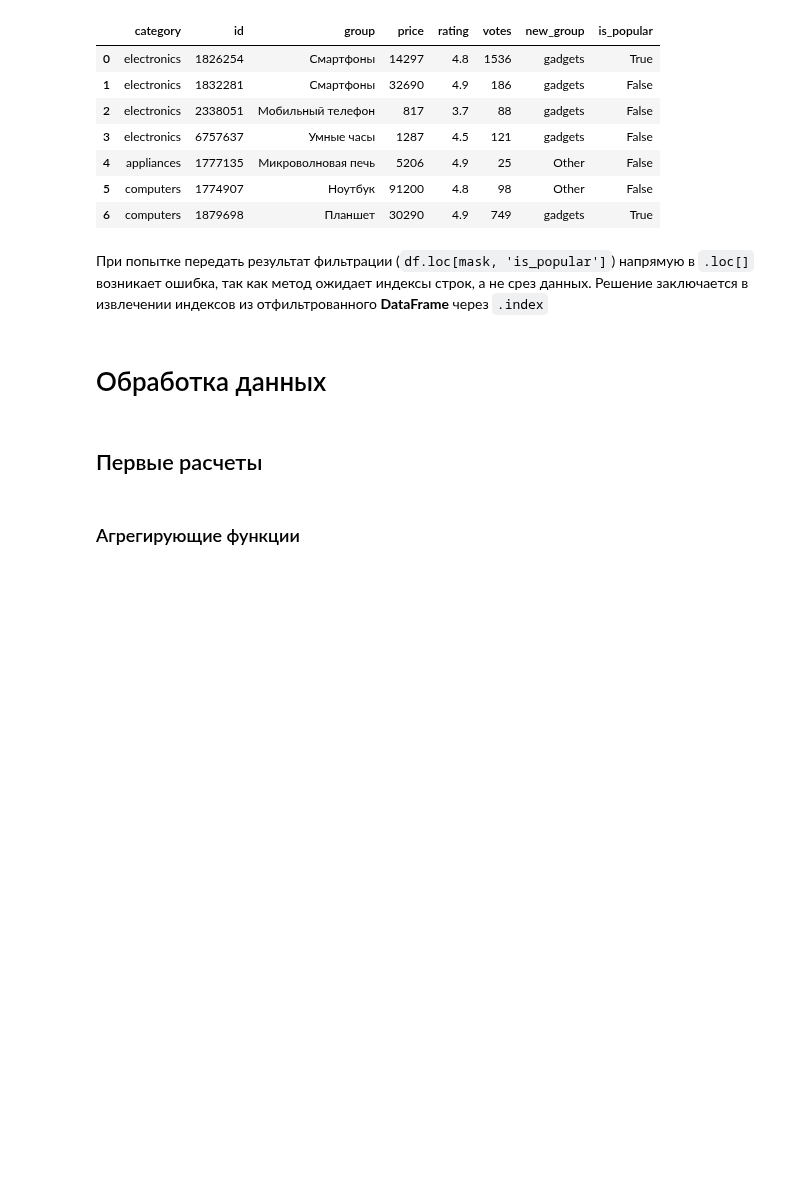
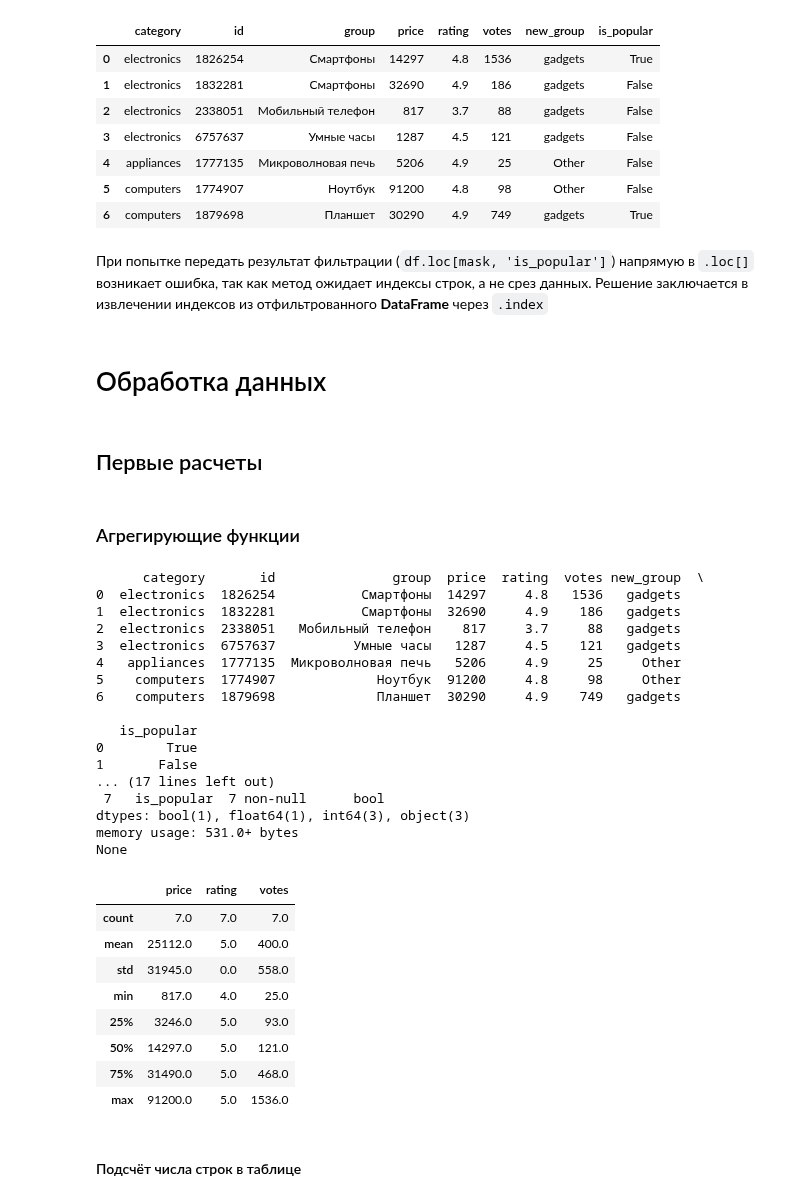
Before and after one commit to Korablinr54/Python, a Jupyter notebook: Pandas/Pandas.ipynb, the cells around one changed output. Saved outputs shown, nothing was run; the diff lists cells and outputs as text; code cells hidden in the pictures; blank space fills up the shorter version.

Commit message:
Подсчёт числа строк в таблице 1

```diff
--- a/Pandas/Pandas.ipynb
+++ b/Pandas/Pandas.ipynb
@@ -1525,3 +1525,36 @@ display(df)
 ## Первые расчеты
 # %% [markdown]
 ### Агрегирующие функции
+# %%
+print(df)
+print(df.info())
+round(df[['price', 'rating', 'votes']].describe())
+# %% [output]
+      category       id               group  price  rating  votes new_group  \
+0  electronics  1826254           Смартфоны  14297     4.8   1536   gadgets
+1  electronics  1832281           Смартфоны  32690     4.9    186   gadgets
+2  electronics  2338051   Мобильный телефон    817     3.7     88   gadgets
+3  electronics  6757637          Умные часы   1287     4.5    121   gadgets
+4   appliances  1777135  Микроволновая печь   5206     4.9     25     Other
+5    computers  1774907             Ноутбук  91200     4.8     98     Other
+6    computers  1879698             Планшет  30290     4.9    749   gadgets
+
+   is_popular
+0        True
+1       False
+... (17 lines left out)
+ 7   is_popular  7 non-null      bool
+dtypes: bool(1), float64(1), int64(3), object(3)
+memory usage: 531.0+ bytes
+None
+|  | price | rating | votes |
+| count | 7.0 | 7.0 | 7.0 |
+| mean | 25112.0 | 5.0 | 400.0 |
+| std | 31945.0 | 0.0 | 558.0 |
+| min | 817.0 | 4.0 | 25.0 |
+| 25% | 3246.0 | 5.0 | 93.0 |
+| 50% | 14297.0 | 5.0 | 121.0 |
+| 75% | 31490.0 | 5.0 | 468.0 |
+| max | 91200.0 | 5.0 | 1536.0 |
+# %% [markdown]
+#### Подсчёт числа строк в таблице
```
Also changed, not shown: parts of 5 cells of this notebook.
